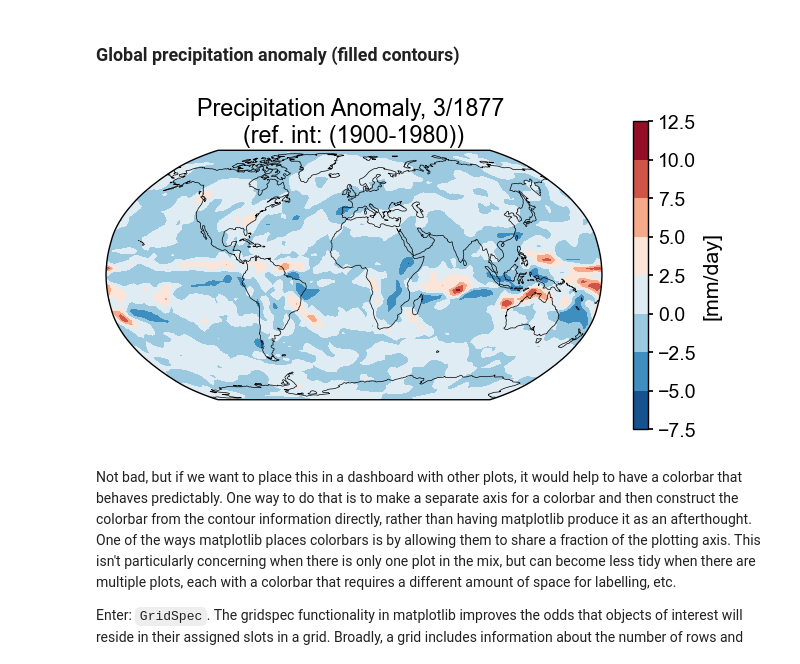
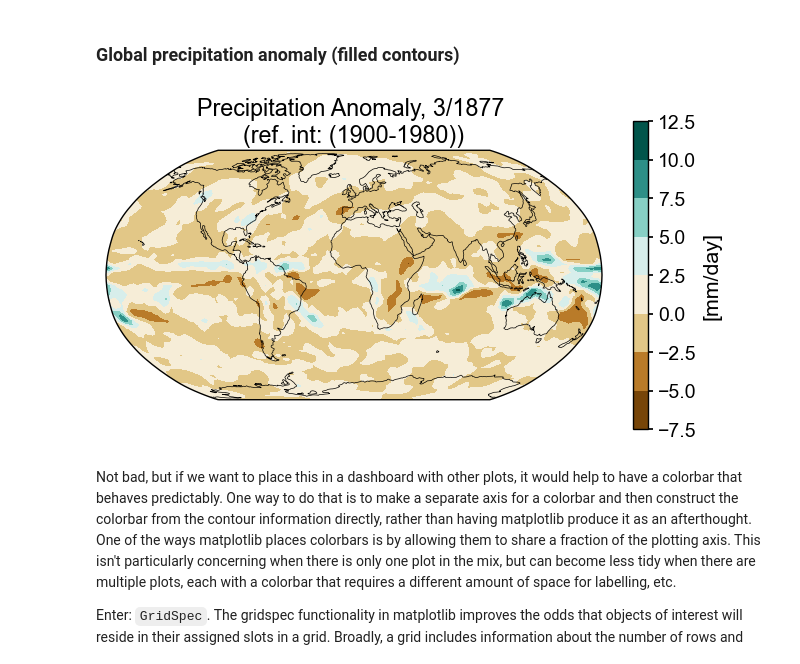
Before and after one commit to LinkedEarth/LMR_CMIP_paleobook, a Jupyter notebook: notebooks/lifehacks/spatial_snapshots_xarray_bonuses.ipynb, the cells around one changed output. Drawn from its saved outputs; the diff is of its cells as text; code cells hidden in the pictures.

```diff
--- a/notebooks/lifehacks/spatial_snapshots_xarray_bonuses.ipynb
+++ b/notebooks/lifehacks/spatial_snapshots_xarray_bonuses.ipynb
@@ -280,24 +280,26 @@ title_copy = 'Precipitation Anomaly, {}/{} \n(ref. int: (1900-1980))'
 snapshot_data = miroc_ds.isel(time=(miroc_ds.time.dt.year == year) & (miroc_ds.time.dt.month == month))
 # %% [markdown]
 ### Global precipitation anomaly (filled contours)
+# %%
+ppt_cmap = 'BrBG'
 # %%
 fig = plt.figure(figsize=(8, 4))
 
 # add subplot with specified map projection and coastlines (GeoAxes)
 ax2 = fig.add_subplot(projection=ccrs.Robinson(central_longitude=0))
 ax2.add_feature(cfeature.COASTLINE, edgecolor='k',linewidth=.5)
 
 # place data on coordinate system with continuous x axis (longitude axis)
 tas_c, lonc = cutil.add_cyclic_point(snapshot_data[var], snapshot_data['lon'])
 # plot contourf on ax2 (geosubplot)
-cf2 = ax2.contourf(lonc,snapshot_data['lat'],tas_c.squeeze(), cmap='RdBu_r',
+cf2 = ax2.contourf(lonc,snapshot_data['lat'],tas_c.squeeze(), cmap=ppt_cmap,
                    transform=ccrs.PlateCarree())
 
 # add annotations (colorbar, title)
 plt.colorbar(cf2, label=colorbar_units)
 ax2.set_title(title_copy.format(month, year));
 # %% [output]
-[figure, old version]
+[figure, new version]
 # %% [markdown]
 Not bad, but if we want to place this in a dashboard with other plots, it would help to have a colorbar that behaves predictably. One way to do that is to make a separate axis for a colorbar and then construct the colorbar from the contour information directly, rather than having matplotlib produce it as an afterthought. One of the ways matplotlib places colorbars is by allowing them to share a fraction of the plotting axis. This isn't particularly concerning when there is only one plot in the mix, but can become less tidy when there are multiple plots, each with a colorbar that requires a different amount of space for labelling, etc.
 
```
Also changed, not shown: parts of 5 cells of this notebook.
